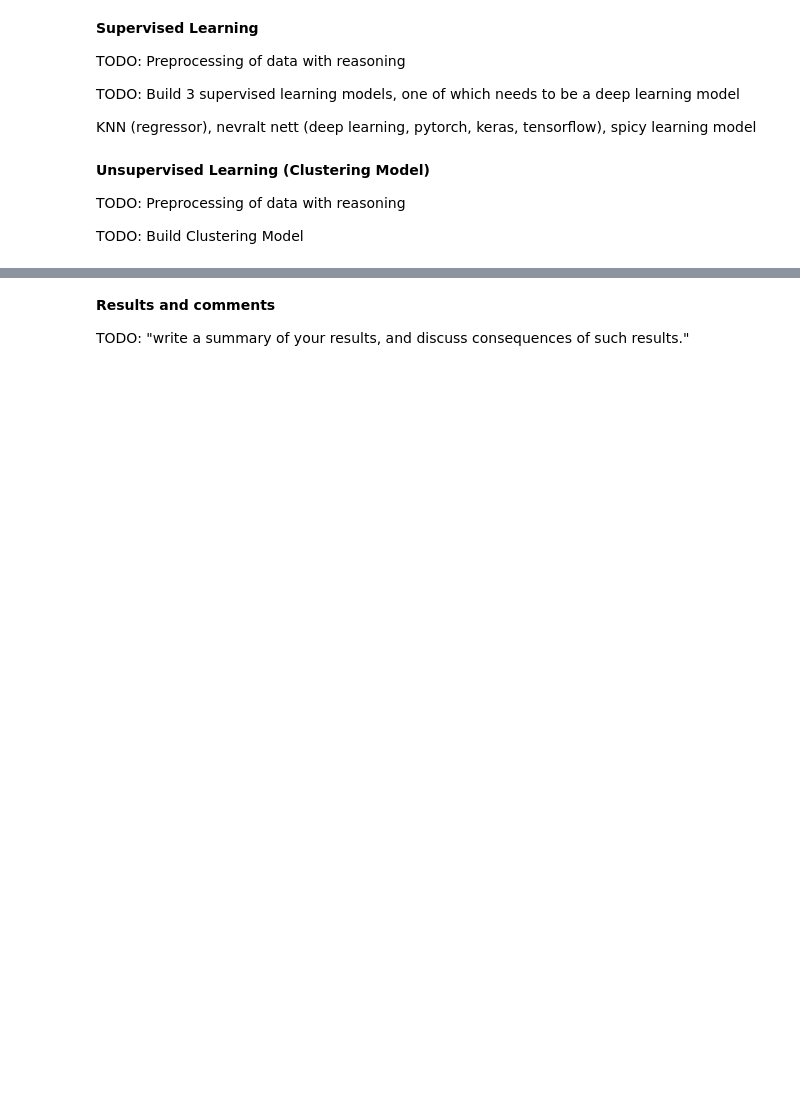
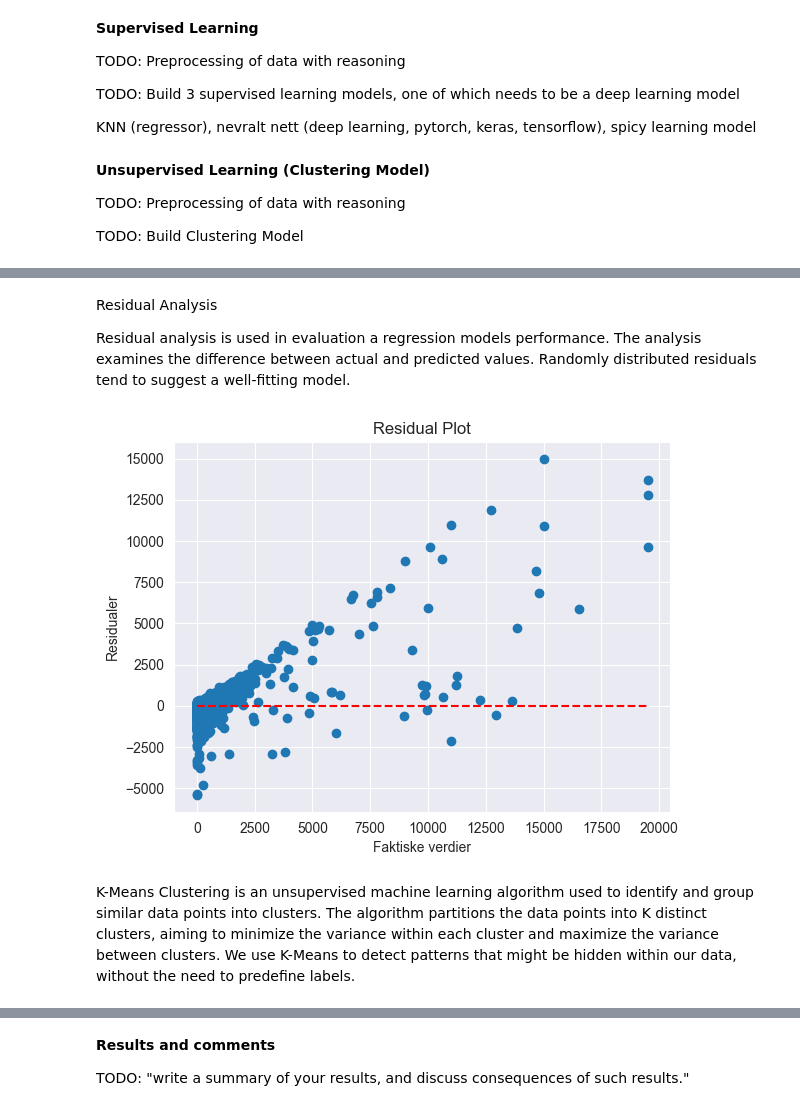
Before and after one commit to ThomasNicolai/info284groupexam, a Jupyter notebook: groupexam.ipynb, the cells around one changed output, grey strips where cells are left out. Cells and saved outputs as stored; diff of their text form; code cells hidden in the pictures; blank space fills up the shorter version.

Commit message:
Merge remote-tracking branch 'origin/main'
# Conflicts:
#	groupexam.ipynb

```diff
--- a/groupexam.ipynb
+++ b/groupexam.ipynb
@@ -400,0 +561,22 @@ plt.show()
+# %% [markdown]
+Residual Analysis
+
+Residual analysis is used in evaluation a regression models performance. The analysis examines the difference between actual and predicted values. Randomly distributed residuals tend to suggest a well-fitting model.
+# %%
+# Residual analysis
+import matplotlib.pyplot as plt
+
+residuals = y_test - y_pred
+plt.scatter(y_test, residuals)
+plt.hlines(y=0, xmin=y_test.min(), xmax=y_test.max(), colors='r', linestyles='--')
+plt.xlabel('Faktiske verdier')
+plt.ylabel('Residualer')
+plt.title('Residual Plot')
+plt.show()
+# %% [output]
+[figure, added]
+# %% [markdown]
+
+
+
+K-Means Clustering is an unsupervised machine learning algorithm used to identify and group similar data points into clusters. The algorithm partitions the data points into K distinct clusters, aiming to minimize the variance within each cluster and maximize the variance between clusters. We use K-Means to detect patterns that might be hidden within our data, without the need to predefine labels.
```
Also changed, not shown: parts of 47 cells of this notebook.
